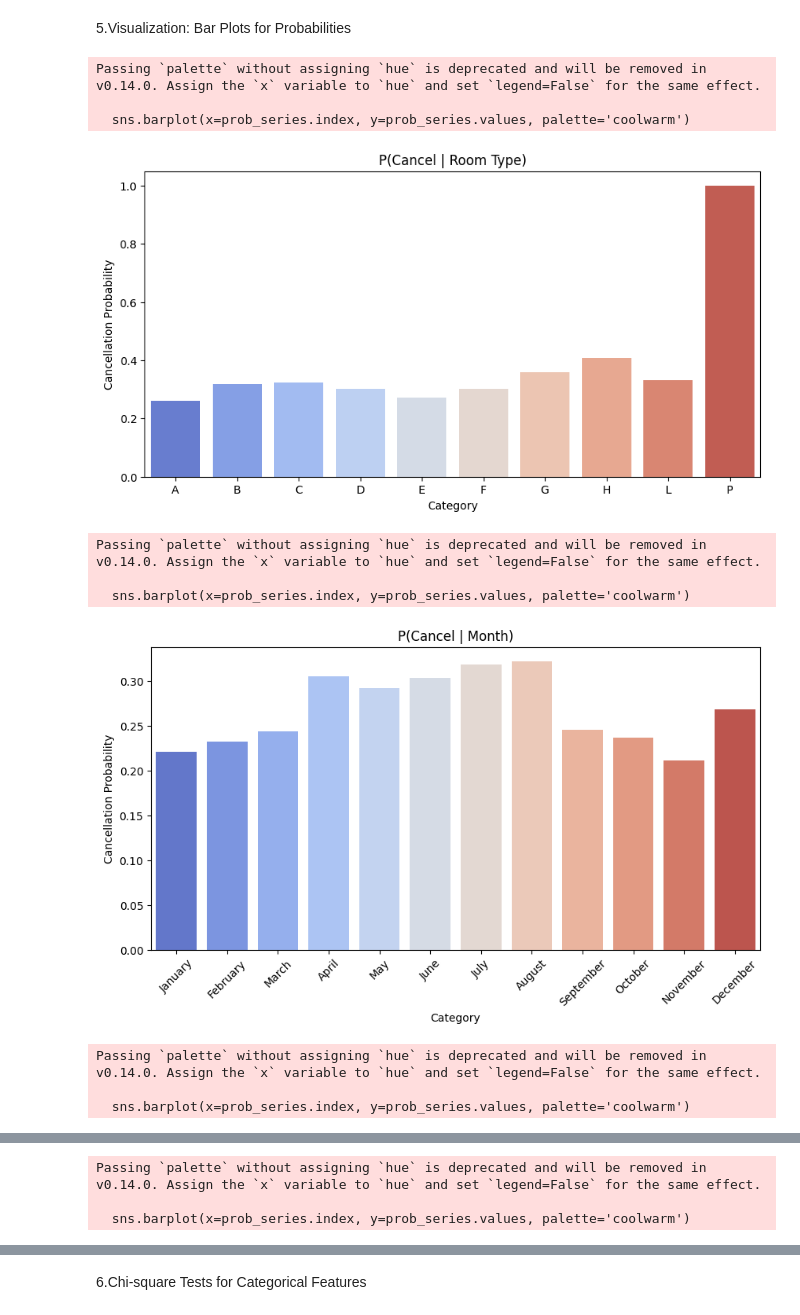
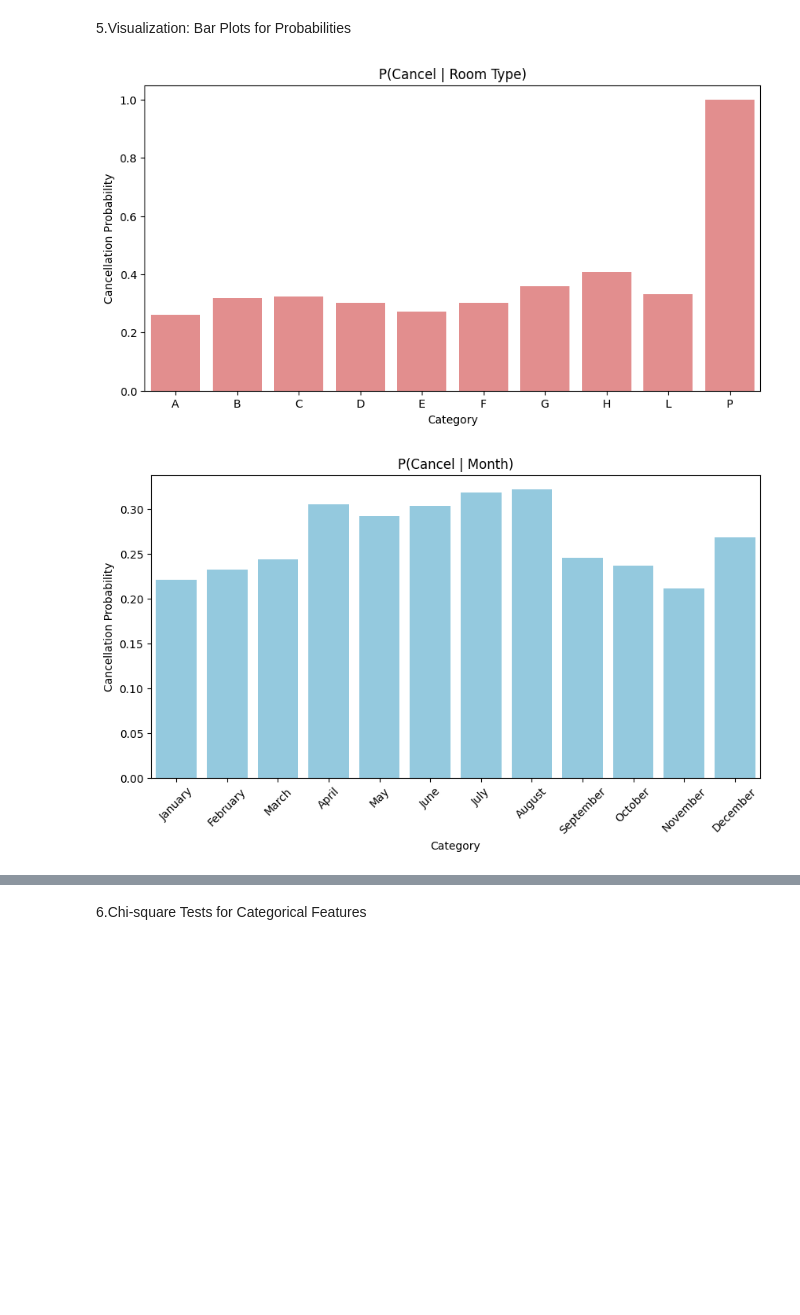
Before and after one commit to menna-elbanna/Project-DA, a Jupyter notebook: notebooks/Probability_Hypothesis.ipynb, the cells around one changed output, grey strips where cells are left out. Saved outputs shown, nothing was run; the diff lists cells and outputs as text; code cells hidden in the pictures; blank space fills up the shorter version.

```diff
--- a/notebooks/Probability_Hypothesis.ipynb
+++ b/notebooks/Probability_Hypothesis.ipynb
@@ -127,28 +121,21 @@ Passing `palette` without assigning `hue` is deprecated and will be removed in v
 # %% [markdown]
 5.Visualization: Bar Plots for Probabilities
 # %%
-def plot_prob(prob_series, title, xlabel='Category', ylabel='Cancellation Probability', rotate=45):
+
+def plot_prob(prob_series, title, xlabel='Category', ylabel='Cancellation Probability', rotate=45, color='skyblue'):
     plt.figure(figsize=(10,5))
-    sns.barplot(x=prob_series.index, y=prob_series.values, palette='coolwarm')
+    sns.barplot(x=prob_series.index, y=prob_series.values, color=color)  # استخدم color بدل palette
     plt.title(title)
     plt.ylabel(ylabel)
     plt.xlabel(xlabel)
     plt.xticks(rotation=rotate)
     plt.show()
 
-plot_prob(room_cancel_prob, 'P(Cancel | Room Type)', rotate=0)
-plot_prob(month_cancel_prob, 'P(Cancel | Month)')
-plot_prob(segment_cancel_prob, 'P(Cancel | Market Segment)')
-plot_prob(deposit_cancel_prob, 'P(Cancel | Deposit Type)')
+
+plot_prob(room_cancel_prob, 'P(Cancel | Room Type)', rotate=0, color='lightcoral')
+plot_prob(month_cancel_prob, 'P(Cancel | Month)', color='skyblue')
+plot_prob(segment_cancel_prob, 'P(Cancel | Market Segment)', color='mediumseagreen')
+plot_prob(deposit_cancel_prob, 'P(Cancel | Deposit Type)', color='salmon')
 # %% [output]
-Passing `palette` without assigning `hue` is deprecated and will be removed in v0.14.0. Assign the `x` variable to `hue` and set `legend=False` for the same effect.
-
-  sns.barplot(x=prob_series.index, y=prob_series.values, palette='coolwarm')
-[figure, old version]
+[figure, new version]
-Passing `palette` without assigning `hue` is deprecated and will be removed in v0.14.0. Assign the `x` variable to `hue` and set `legend=False` for the same effect.
-
-  sns.barplot(x=prob_series.index, y=prob_series.values, palette='coolwarm')
-[figure, old version]
+[figure, new version]
-Passing `palette` without assigning `hue` is deprecated and will be removed in v0.14.0. Assign the `x` variable to `hue` and set `legend=False` for the same effect.
-
-  sns.barplot(x=prob_series.index, y=prob_series.values, palette='coolwarm')
@@ -156,3 +142,0 @@ Passing `palette` without assigning `hue` is deprecated and will be removed in v
-Passing `palette` without assigning `hue` is deprecated and will be removed in v0.14.0. Assign the `x` variable to `hue` and set `legend=False` for the same effect.
-
-  sns.barplot(x=prob_series.index, y=prob_series.values, palette='coolwarm')
```
Also changed, not shown: parts of 4 cells of this notebook.
